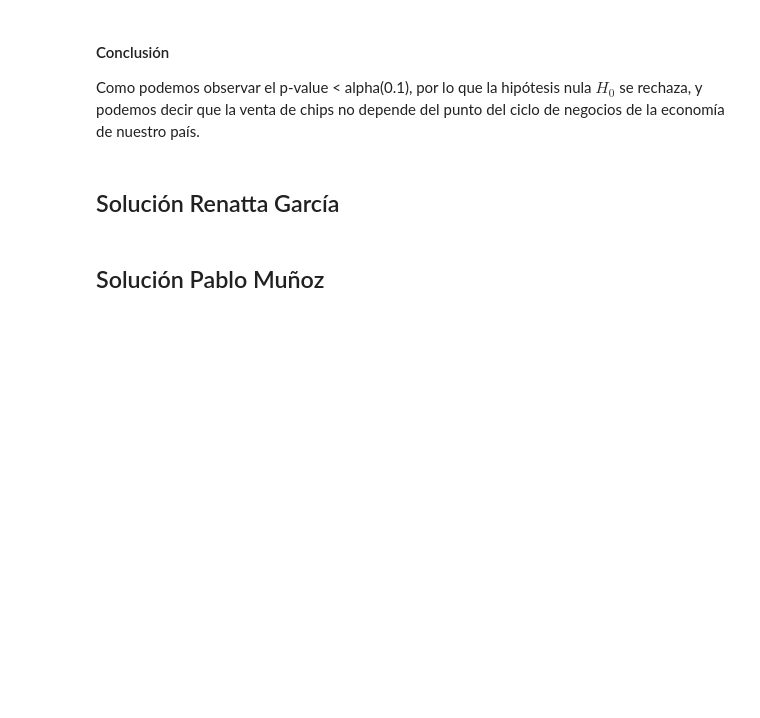
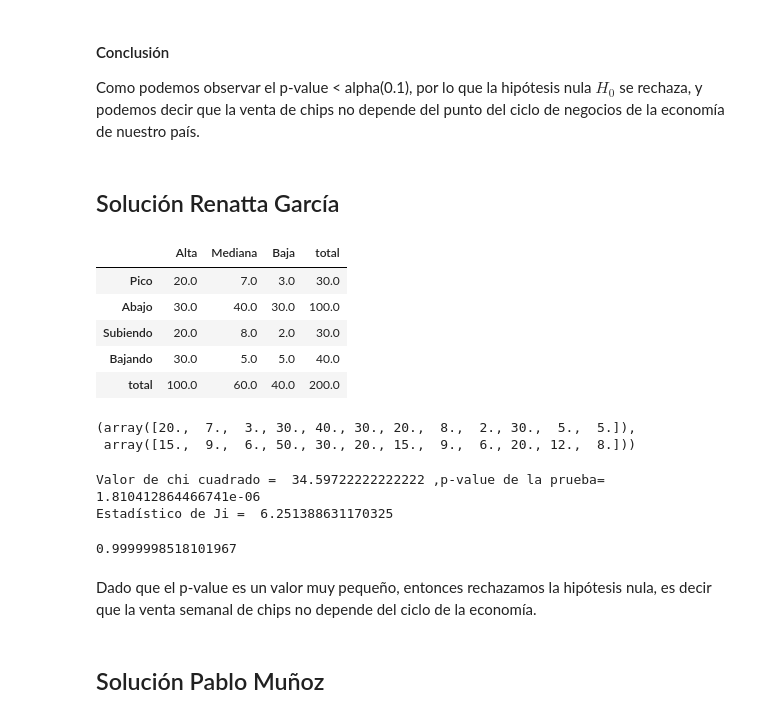
Before and after one commit to danielabenavides/Tareas_simproc_benavides_garcia_munoz, a Jupyter notebook: Tarea9.ipynb, the cells around one changed output. Drawn from its saved outputs; the diff is of its cells as text; code cells hidden in the pictures; blank space fills up the shorter version.

```diff
--- a/Tarea9.ipynb
+++ b/Tarea9.ipynb
@@ -87,6 +87,59 @@ x1
 Como podemos observar el p-value < alpha(0.1), por lo que la hipótesis nula $H_0$ se rechaza, y podemos decir que la venta de chips no depende del punto del ciclo de negocios de la economía de nuestro país.
 # %% [markdown]
 ## Solución Renatta García
+# %%
+#creación de data frame
+data = pd.DataFrame(index=['Pico','Abajo','Subiendo', 'Bajando'],columns=['Alta', 'Mediana', 'Baja'])
+data['Alta'] = [20,30,20,30]
+data['Mediana'] = [7,40,8,5]
+data['Baja']=[3,30,2,5]
+
+data['total'] = data.sum(axis=1)
+data.loc['total',:] = data.sum(axis=0)
+data
+# %% [output]
+|  | Alta | Mediana | Baja | total |
+| Pico | 20.0 | 7.0 | 3.0 | 30.0 |
+| Abajo | 30.0 | 40.0 | 30.0 | 100.0 |
+| Subiendo | 20.0 | 8.0 | 2.0 | 30.0 |
+| Bajando | 30.0 | 5.0 | 5.0 | 40.0 |
+| total | 100.0 | 60.0 | 40.0 | 200.0 |
+# %%
+P_alta = data.iloc[0,3]/data.iloc[-1,-1]
+P_mediana = data.iloc[1,3]/data.iloc[-1,-1]
+P_baja = data.iloc[2,3]/data.iloc[-1,-1]
+P_total=P_alta+P_mediana+P_baja
+
+f_o = data.loc[data.index!='total',data.columns!='total'].values.flatten()
+f_e = np.concatenate([data.iloc[-1,:-1]*P_alta,
+                      data.iloc[-1,:-1]*P_mediana,
+                      data.iloc[-1,:-1]*P_baja,
+                      data.iloc[-1,:-1]*(1-P_total)])
+
+f_o, f_e
+# %% [output]
+(array([20.,  7.,  3., 30., 40., 30., 20.,  8.,  2., 30.,  5.,  5.]),
+ array([15.,  9.,  6., 50., 30., 20., 15.,  9.,  6., 20., 12.,  8.]))
+# %%
+#### Método chi cuadrado
+F_obse = f_o
+F_espe = f_e
+
+x2 = st.chisquare(F_obse,F_espe,ddof=3*2)
+print('Valor de chi cuadrado = ',list(x2)[0],',p-value de la prueba=',list(x2)[1])
+
+Ji = st.chi2.ppf(q = 0.9,df=3)
+print('Estadístico de Ji = ',Ji)
+# %% [output]
+Valor de chi cuadrado =  34.59722222222222 ,p-value de la prueba= 1.810412864466741e-06
+Estadístico de Ji =  6.251388631170325
+# %%
+x1 = st.chi2.cdf(list(x2)[0],df=3)
+x1
+# %% [output]
+0.9999998518101967
+# %% [markdown]
+Dado que el p-value es un valor muy pequeño, entonces rechazamos la hipótesis nula, es decir que la venta semanal de chips no depende del ciclo de la economía.
 # %% [markdown]
 ## Solución Pablo Muñoz
 # %% [markdown]
```
